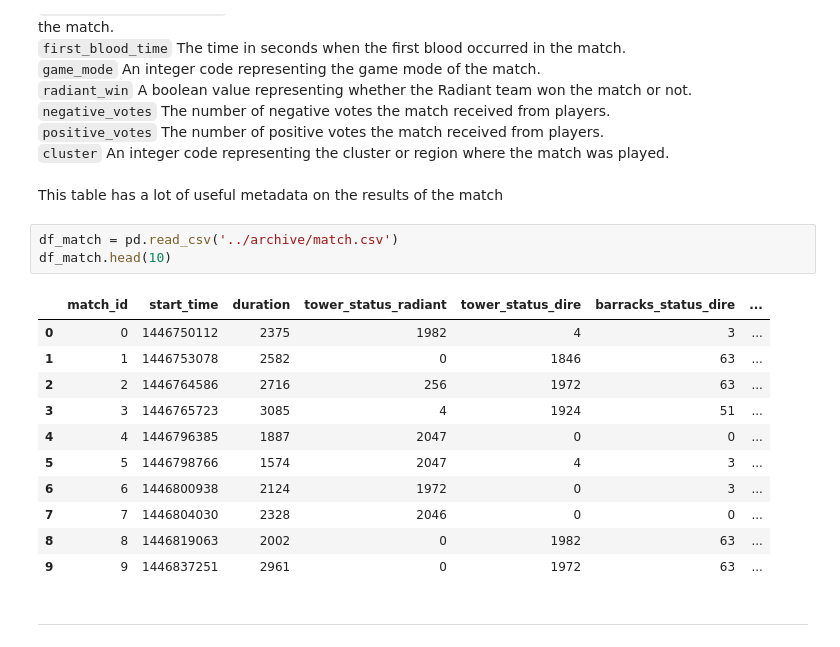
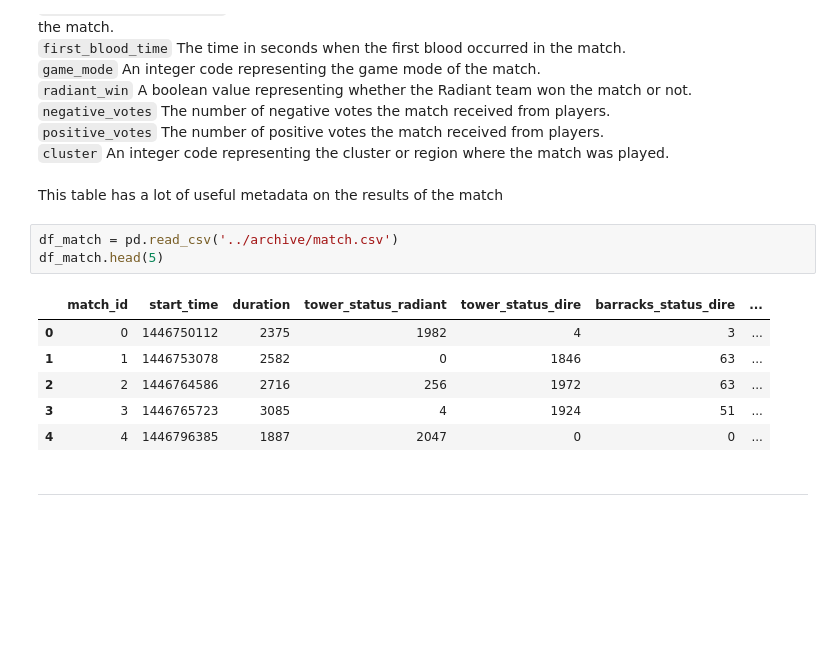
Before and after one commit to michailow/dota2-eda, a Jupyter notebook: notebooks/dota2_eda.ipynb, the cells around one changed output. Drawn from its saved outputs; the diff is of its cells as text; blank space fills up the shorter version.

```diff
--- a/notebooks/dota2_eda.ipynb
+++ b/notebooks/dota2_eda.ipynb
@@ -106,19 +106,14 @@ Let's begin with reading table
 This table has a lot of useful metadata on the results of the match
 # %%
 df_match = pd.read_csv('../archive/match.csv')
-df_match.head(10)
+df_match.head(5)
 # %% [output]
 |  | match_id | start_time | duration | tower_status_radiant | tower_status_dire | barracks_status_dire | ... |
 | 0 | 0 | 1446750112 | 2375 | 1982 | 4 | 3 | ... |
 | 1 | 1 | 1446753078 | 2582 | 0 | 1846 | 63 | ... |
 | 2 | 2 | 1446764586 | 2716 | 256 | 1972 | 63 | ... |
 | 3 | 3 | 1446765723 | 3085 | 4 | 1924 | 51 | ... |
 | 4 | 4 | 1446796385 | 1887 | 2047 | 0 | 0 | ... |
-| 5 | 5 | 1446798766 | 1574 | 2047 | 4 | 3 | ... |
-| 6 | 6 | 1446800938 | 2124 | 1972 | 0 | 3 | ... |
-| 7 | 7 | 1446804030 | 2328 | 2046 | 0 | 0 | ... |
-| 8 | 8 | 1446819063 | 2002 | 0 | 1982 | 63 | ... |
-| 9 | 9 | 1446837251 | 2961 | 0 | 1972 | 63 | ... |
 # %% [markdown]
 ___
 # %% [markdown]
```
Also changed, not shown: parts of 207 cells of this notebook.
